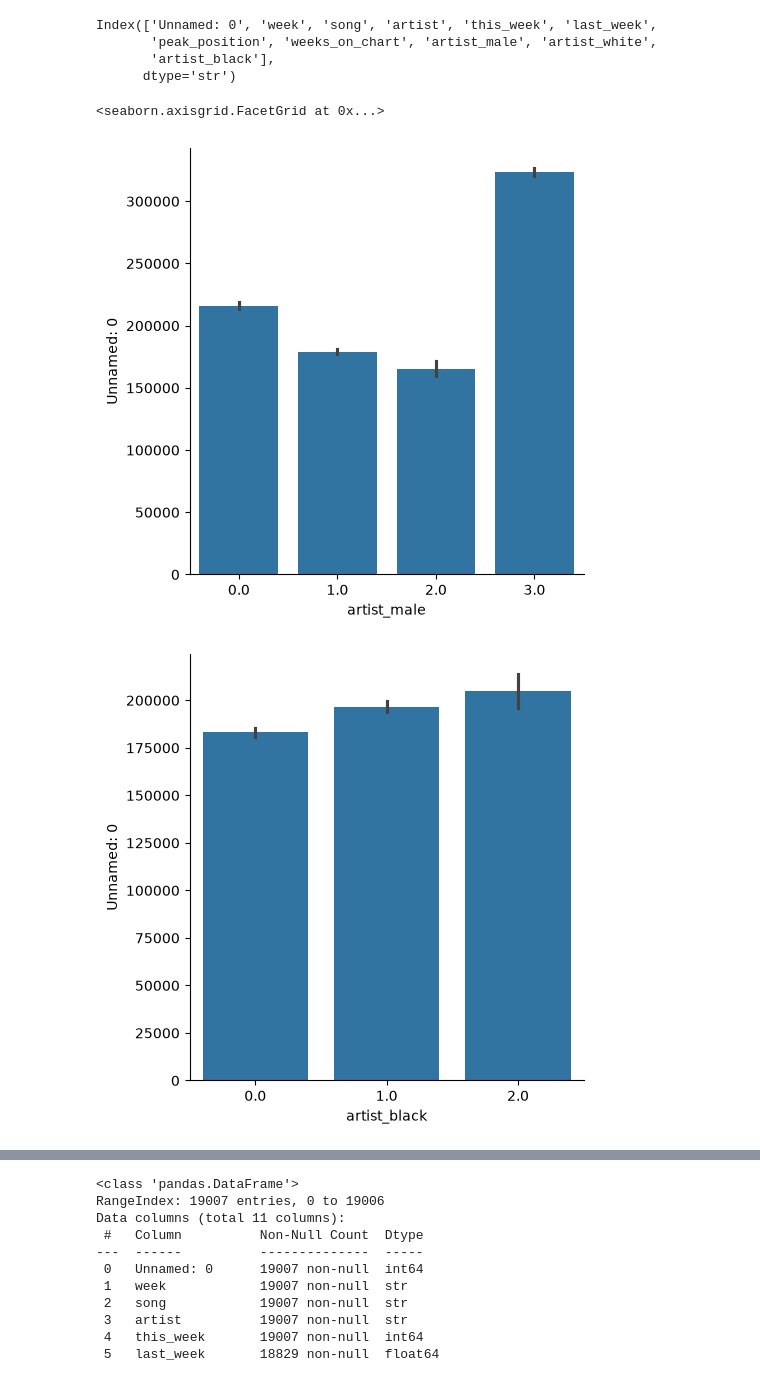
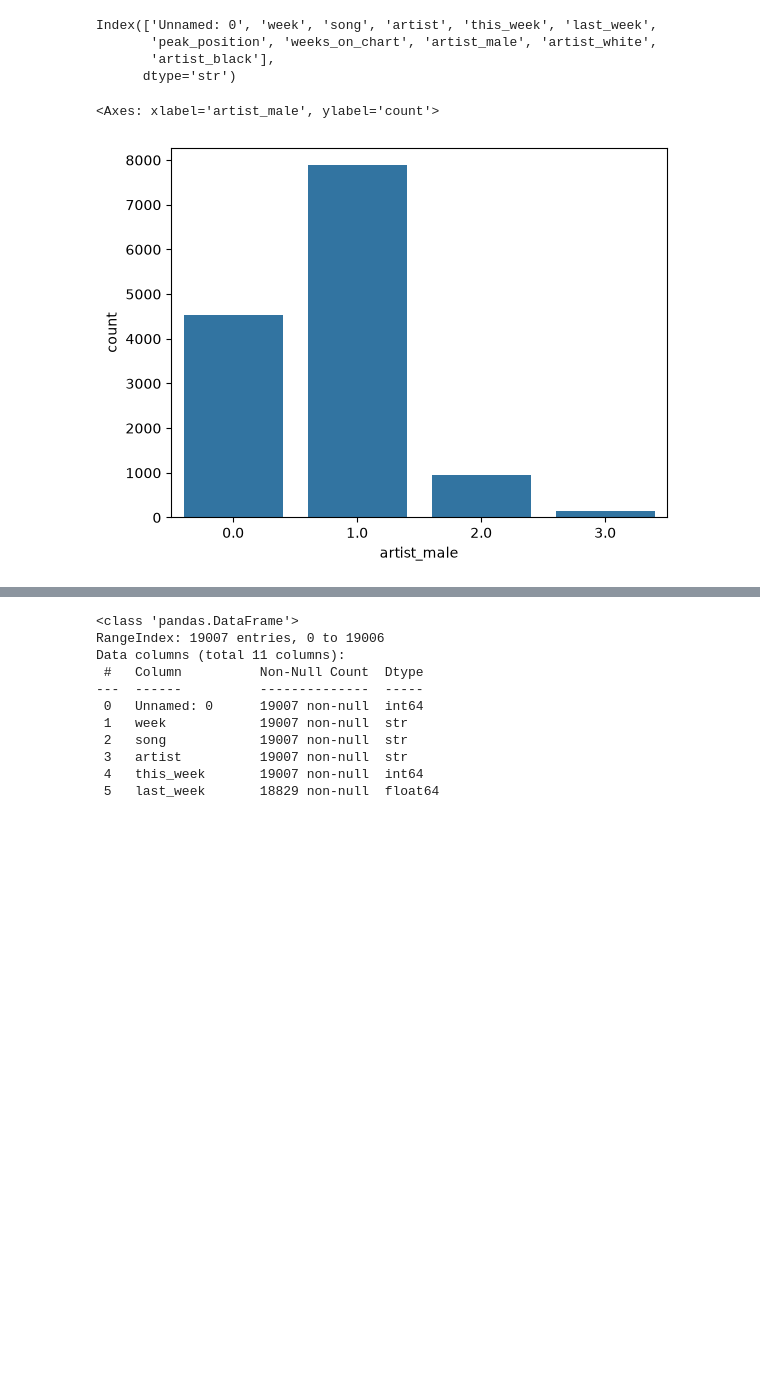
Before and after one commit to IzzyMRob/CS_161_Project, a Jupyter notebook: caden_artist_demographic.ipynb, the cells around one changed output, grey strips where cells are left out. Drawn from its saved outputs; the diff is of its cells as text; code cells hidden in the pictures; blank space fills up the shorter version.

```diff
--- a/caden_artist_demographic.ipynb
+++ b/caden_artist_demographic.ipynb
@@ -160,10 +156,9 @@ Index(['Unnamed: 0', 'week', 'song', 'artist', 'this_week', 'last_week',
        'artist_black'],
       dtype='str')
 # %%
-sns.catplot(data= reached_1_artists, x='artist_male', y = 'Unnamed: 0', kind = 'bar')
-sns.catplot(data= reached_1_artists, x='artist_black', y = 'Unnamed: 0', kind = 'bar')
-sns.catplot(data= reached_1_artists, x='artist_white', y = 'Unnamed: 0', kind = 'bar')
+#shows the gender of each artist to reach the number 1 spot on the billboard
+
+sns.countplot(data= reached_1_artists, x='artist_male')
 # %% [output]
-<seaborn.axisgrid.FacetGrid at 0x...>
+<Axes: xlabel='artist_male', ylabel='count'>
-[figure, old version]
+[figure, new version]
-[figure, removed]
```
Also changed, not shown: parts of 17 cells of this notebook.
